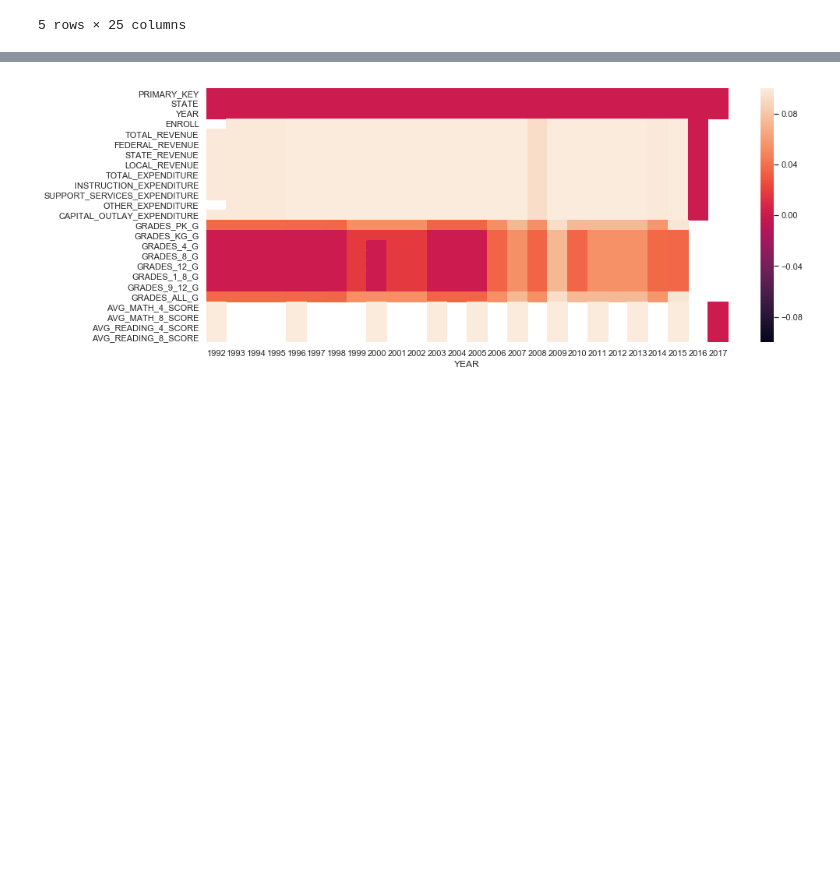
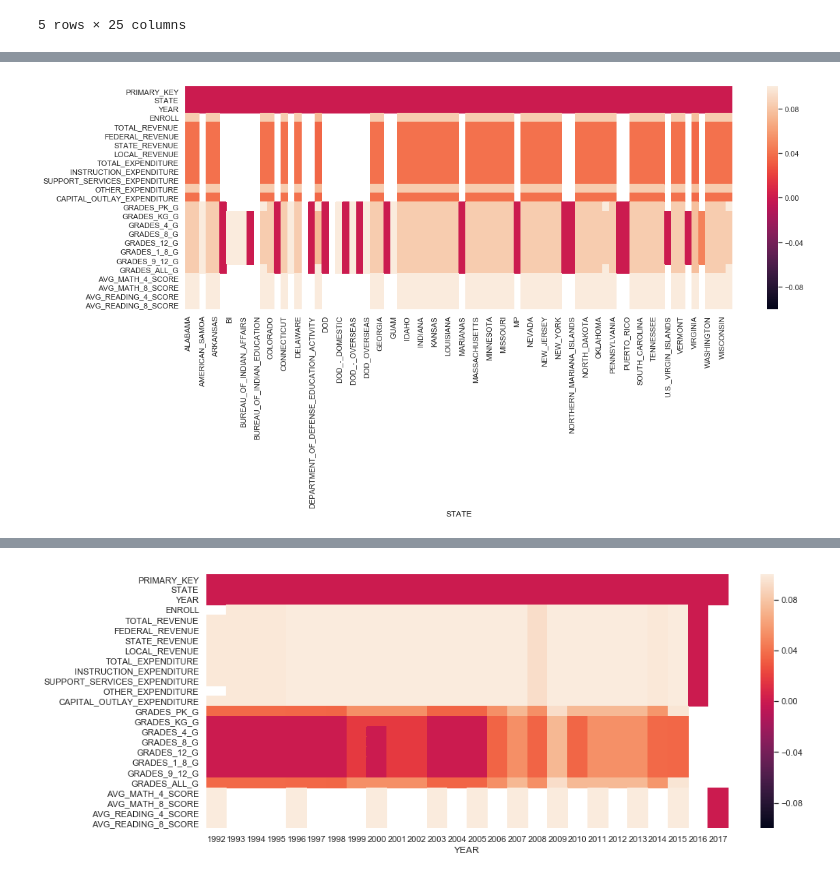
Before and after one commit to chrisoyer/thinkful_notes, a Jupyter notebook: Unit_2_supervised_learning/17.2_data_cleaning_drill.ipynb, the cells around one changed output, grey strips where cells are left out. Cells and saved outputs as stored; diff of their text form; code cells hidden in the pictures; blank space fills up the shorter version.

```diff
--- a/Unit_2_supervised_learning/17.2_data_cleaning_drill.ipynb
+++ b/Unit_2_supervised_learning/17.2_data_cleaning_drill.ipynb
@@ -128,0 +132,4 @@ usedu_1y_df[usedu_df.ENROLL.isna() & usedu_df.GRADES_ALL_G.isna()].tail()
+# %%
+#group by state
+usedu_bystate_df = usedu_df.groupby('STATE').apply(lambda x: x.isna().sum() / x.count()).transpose()
+usedu_bystate_df.head()
@@ -129,3 +144,9 @@ usedu_1y_df[usedu_df.ENROLL.isna() & usedu_df.GRADES_ALL_G.isna()].tail()
+# %%
+sns.set(style="whitegrid", palette="pastel")
+f2, ax2 = plt.subplots(figsize=(18, 6))
+ax2 = sns.heatmap(usedu_bystate_df)
+# %% [output]
+[figure, added]
 # %%
 #check on yearly distribution of nans
 usedu_byyear_df = usedu_df.groupby('YEAR').apply(lambda x: x.isna().sum() / x.count()).transpose()
```
Also changed, not shown: parts of 8 cells of this notebook.
